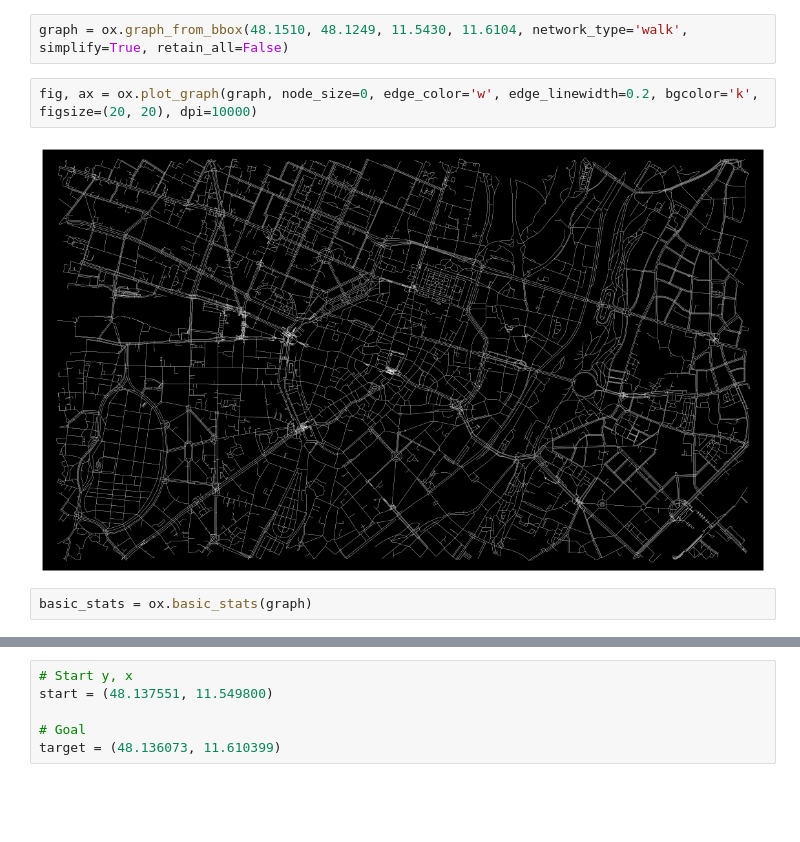
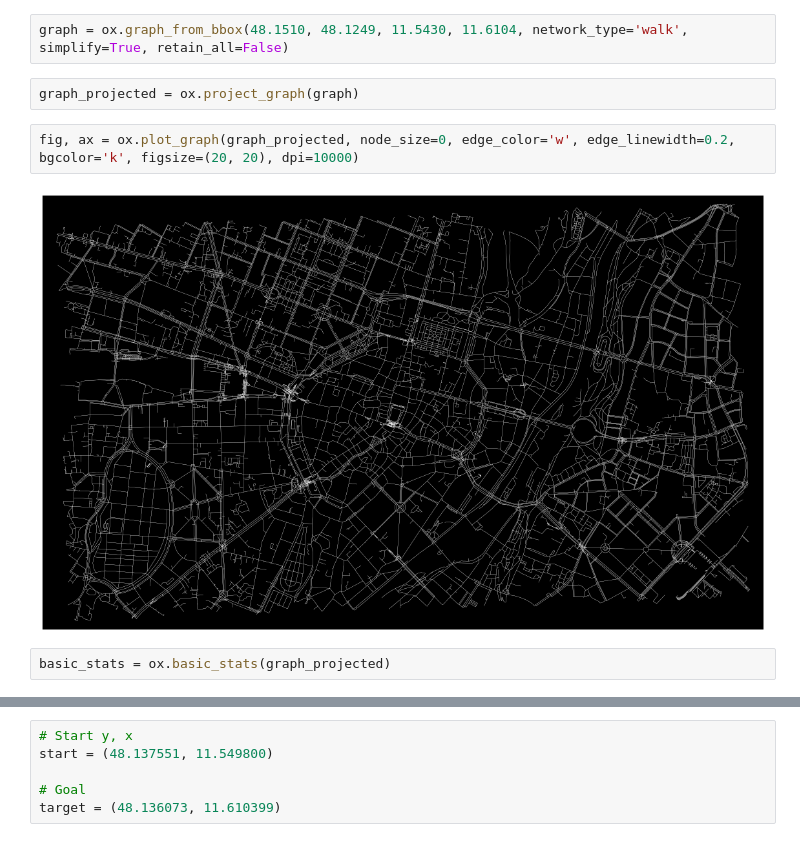
Before and after one commit to chiefmatias/Huwaei, a Jupyter notebook: main.ipynb, the cells around one changed output, grey strips where cells are left out. Cells and saved outputs as stored; diff of their text form; blank space fills up the shorter version.

Commit message:
Projected graph

```diff
--- a/main.ipynb
+++ b/main.ipynb
@@ -5,12 +5,14 @@ import networkx as nx
 ox.config(use_cache=True, log_console=True)
 # %%
 graph = ox.graph_from_bbox(48.1510, 48.1249, 11.5430, 11.6104, network_type='walk', simplify=True, retain_all=False)
+# %%
+graph_projected = ox.project_graph(graph)
 # %%
-fig, ax = ox.plot_graph(graph, node_size=0, edge_color='w', edge_linewidth=0.2, bgcolor='k', figsize=(20, 20), dpi=10000)
+fig, ax = ox.plot_graph(graph_projected, node_size=0, edge_color='w', edge_linewidth=0.2, bgcolor='k', figsize=(20, 20), dpi=10000)
 # %% [output]
-[figure, old version]
+[figure, new version]
 # %%
-basic_stats = ox.basic_stats(graph)
+basic_stats = ox.basic_stats(graph_projected)
 # %%
 basic_stats
 # %% [output]
```
Also changed, not shown: parts of 5 cells of this notebook.
